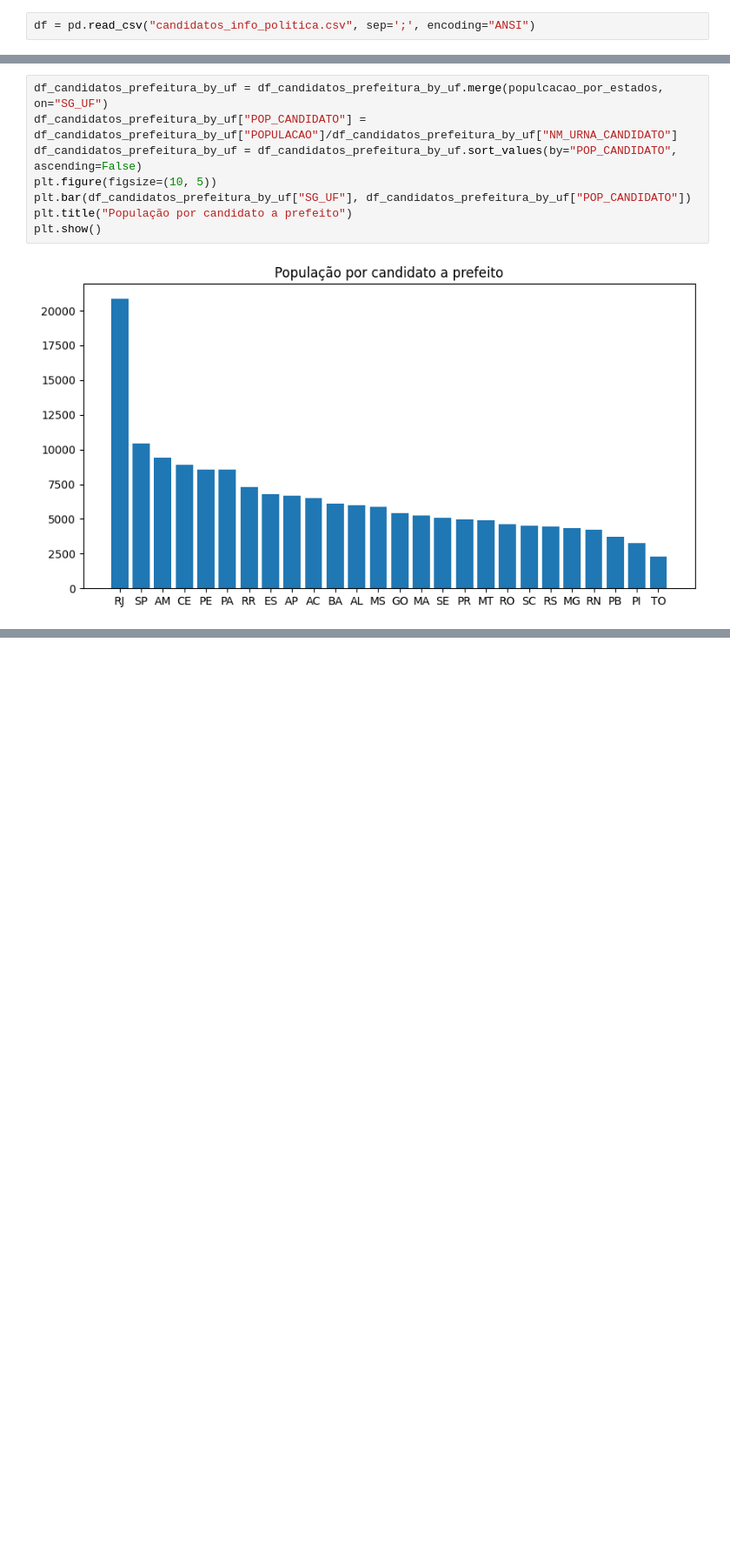
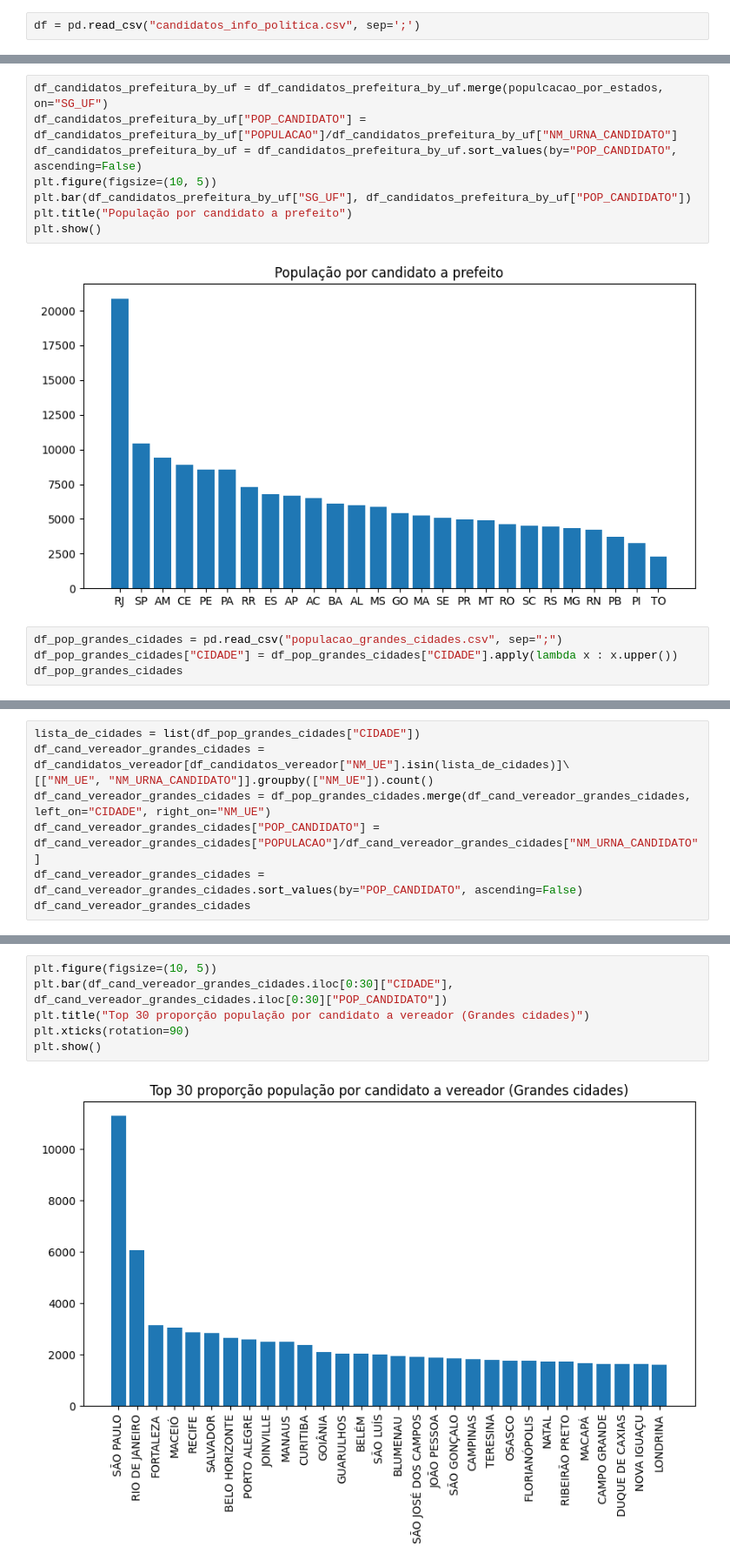
Before and after one commit to nfmmendes/eleicoes-2024-brasil, a Jupyter notebook: Eleições 2024.ipynb, the cells around one changed output, grey strips where cells are left out. Shown: that part at 87% size. Saved outputs shown, nothing was run; the diff lists cells and outputs as text; blank space fills up the shorter version.

Commit message:
Add population by vereador candidate chart big cities

```diff
--- a/Eleições 2024.ipynb
+++ b/Eleições 2024.ipynb
@@ -2,7 +2,7 @@
 import pandas as pd
 from matplotlib import pyplot as plt
 # %%
-df = pd.read_csv("candidatos_info_politica.csv", sep=';', encoding="ANSI")
+df = pd.read_csv("candidatos_info_politica.csv", sep=';')
 # %%
 df_candidatos_vereador = df[df["DS_CARGO"]== "VEREADOR"]
 df_candidatos_vereador_by_uf = df_candidatos_vereador[["SG_UF", "NM_URNA_CANDIDATO"]].groupby(["SG_UF"]).count()
@@ -45,3 +45,7 @@ plt.title("População por candidato a prefeito")
 plt.show()
 # %% [output]
 [figure]
+# %%
+df_pop_grandes_cidades = pd.read_csv("populacao_grandes_cidades.csv", sep=";")
+df_pop_grandes_cidades["CIDADE"] = df_pop_grandes_cidades["CIDADE"].apply(lambda x : x.upper())
+df_pop_grandes_cidades
@@ -47,0 +66,8 @@ plt.show()
+# %%
+lista_de_cidades = list(df_pop_grandes_cidades["CIDADE"])
+df_cand_vereador_grandes_cidades = df_candidatos_vereador[df_candidatos_vereador["NM_UE"].isin(lista_de_cidades)]\
+[["NM_UE", "NM_URNA_CANDIDATO"]].groupby(["NM_UE"]).count()
+df_cand_vereador_grandes_cidades = df_pop_grandes_cidades.merge(df_cand_vereador_grandes_cidades, left_on="CIDADE", right_on="NM_UE")
+df_cand_vereador_grandes_cidades["POP_CANDIDATO"] = df_cand_vereador_grandes_cidades["POPULACAO"]/df_cand_vereador_grandes_cidades["NM_URNA_CANDIDATO"]
+df_cand_vereador_grandes_cidades = df_cand_vereador_grandes_cidades.sort_values(by="POP_CANDIDATO", ascending=False)
+df_cand_vereador_grandes_cidades
@@ -47,0 +88,8 @@ plt.show()
+# %%
+plt.figure(figsize=(10, 5))
+plt.bar(df_cand_vereador_grandes_cidades.iloc[0:30]["CIDADE"], df_cand_vereador_grandes_cidades.iloc[0:30]["POP_CANDIDATO"])
+plt.title("Top 30 proporção população por candidato a vereador (Grandes cidades)")
+plt.xticks(rotation=90)
+plt.show()
+# %% [output]
+[figure, added]
```
Also changed, not shown: parts of 3 cells of this notebook.
